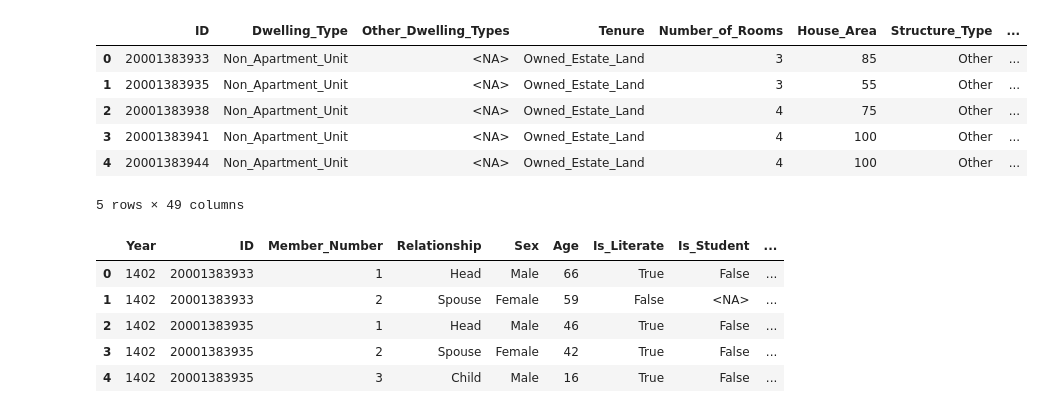
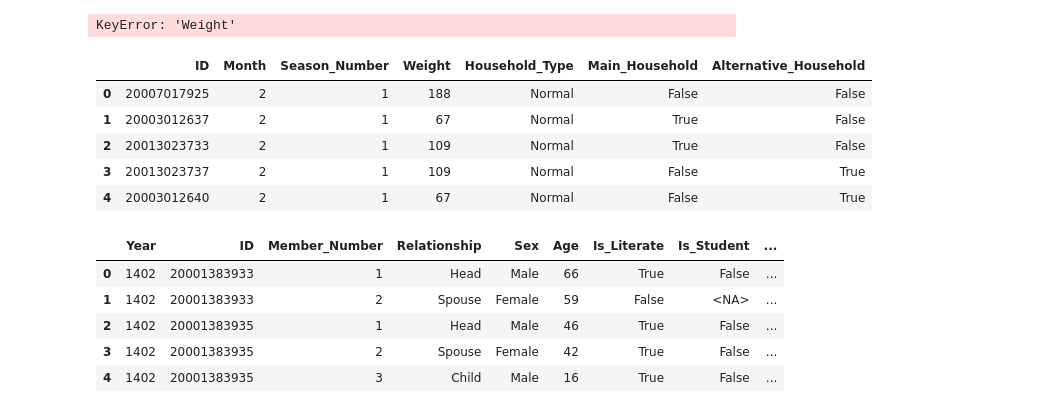
Before and after one commit to Regression1404/project2, a Jupyter notebook: main.ipynb, the cells around one changed output. Drawn from its saved outputs; the diff is of its cells as text; code cells hidden in the pictures.

```diff
--- a/main.ipynb
+++ b/main.ipynb
@@ -1,17 +1,21 @@
 # %%
 import pandas as pd
 import hbsir
+# %%
+house_specifications_raw = hbsir.load_table("Weight", 1399)
+print(house_specifications_raw.columns)
+# %% [output]
+KeyError: 'Weight'
 # %%
-house_specifications = hbsir.load_table("house_specifications", 1402)
+house_specifications = hbsir.load_table("household_information", 1396, form="cleaned")
 house_specifications.head()
 # %% [output]
-|  | ID | Dwelling_Type | Other_Dwelling_Types | Tenure | Number_of_Rooms | House_Area | Structure_Type | ... |
-| 0 | 20001383933 | Non_Apartment_Unit | <NA> | Owned_Estate_Land | 3 | 85 | Other | ... |
-| 1 | 20001383935 | Non_Apartment_Unit | <NA> | Owned_Estate_Land | 3 | 55 | Other | ... |
-| 2 | 20001383938 | Non_Apartment_Unit | <NA> | Owned_Estate_Land | 4 | 75 | Other | ... |
-| 3 | 20001383941 | Non_Apartment_Unit | <NA> | Owned_Estate_Land | 4 | 100 | Other | ... |
-| 4 | 20001383944 | Non_Apartment_Unit | <NA> | Owned_Estate_Land | 4 | 100 | Other | ... |
+|  | ID | Month | Season_Number | Weight | Household_Type | Main_Household | Alternative_Household |
+| 0 | 20007017925 | 2 | 1 | 188 | Normal | False | False |
+| 1 | 20003012637 | 2 | 1 | 67 | Normal | True | False |
+| 2 | 20013023733 | 2 | 1 | 109 | Normal | True | False |
+| 3 | 20013023737 | 2 | 1 | 109 | Normal | False | True |
+| 4 | 20003012640 | 2 | 1 | 67 | Normal | False | True |
-5 rows × 49 columns
 # %%
 members_properties = hbsir.load_table("members_properties", 1402)
 members_properties.head()
```
Also changed, not shown: 8 other files.
